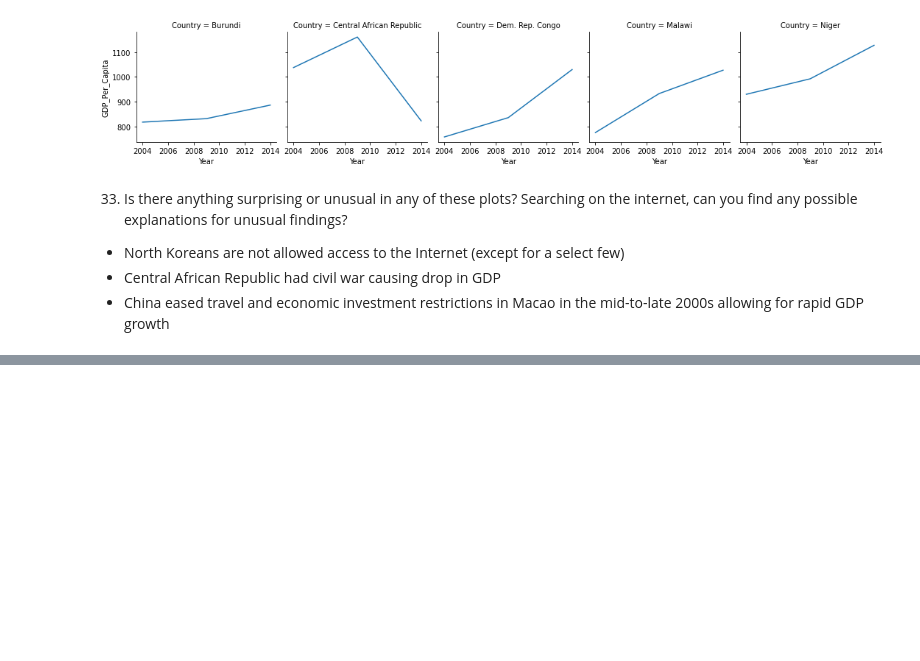
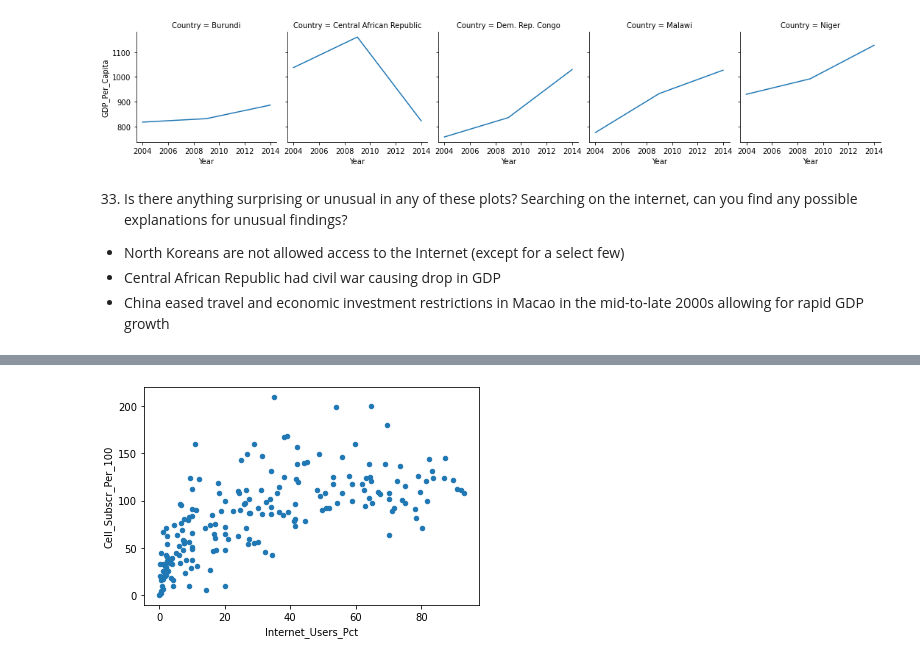
Before and after one commit to NSS-Data-Analytics-Cohort-7/gdp-and-internet-usage-PrestonSpencer, a Jupyter notebook: Notebooks/gdp_internet_project.ipynb, the cells around one changed output, grey strips where cells are left out. Cells and saved outputs as stored; diff of their text form; code cells hidden in the pictures; blank space fills up the shorter version.

```diff
--- a/Notebooks/gdp_internet_project.ipynb
+++ b/Notebooks/gdp_internet_project.ipynb
@@ -487,0 +572,5 @@ fg_gdp_min.map(sns.lineplot, "Year", "GDP_Per_Capita")
+# %%
+mobile_2009.plot.scatter("Internet_Users_Pct", "Cell_Subscr_Per_100")
+plt.show()
+# %% [output]
+[figure, added]
```
Also changed, not shown: parts of 12 cells of this notebook.
